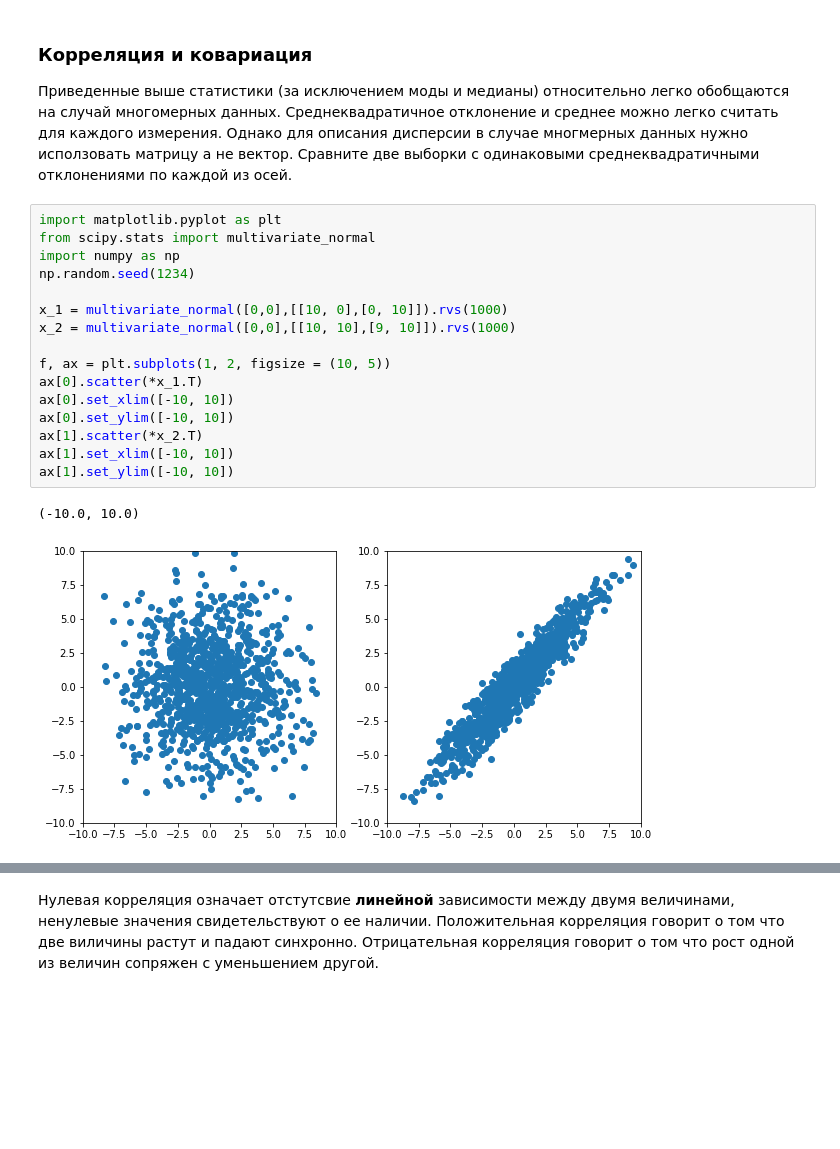
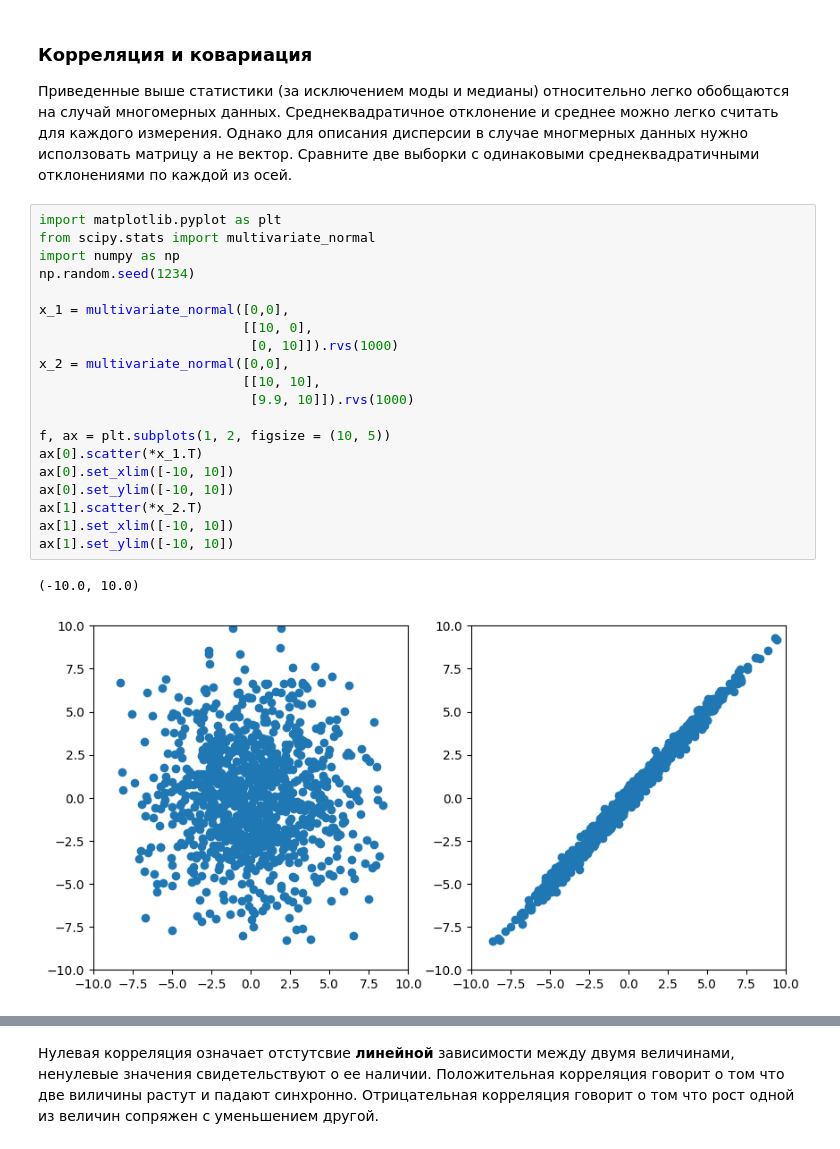
Before and after one commit to mozgit/From-Stats-to-ML, a Jupyter notebook: Лекция_2_Статистика.ipynb, the cells around one changed output, grey strips where cells are left out. Drawn from its saved outputs; the diff is of its cells as text; blank space fills up the shorter version.

```diff
--- a/Лекция_2_Статистика.ipynb
+++ b/Лекция_2_Статистика.ipynb
@@ -504,20 +504,24 @@ ax[2].legend()
 # %%
 import matplotlib.pyplot as plt
 from scipy.stats import multivariate_normal
 import numpy as np
 np.random.seed(1234)
 
-x_1 = multivariate_normal([0,0],[[10, 0],[0, 10]]).rvs(1000)
-x_2 = multivariate_normal([0,0],[[10, 10],[9, 10]]).rvs(1000)
+x_1 = multivariate_normal([0,0],
+                          [[10, 0],
+                           [0, 10]]).rvs(1000)
+x_2 = multivariate_normal([0,0],
+                          [[10, 10],
+                           [9.9, 10]]).rvs(1000)
 
 f, ax = plt.subplots(1, 2, figsize = (10, 5))
 ax[0].scatter(*x_1.T)
 ax[0].set_xlim([-10, 10])
 ax[0].set_ylim([-10, 10])
 ax[1].scatter(*x_2.T)
 ax[1].set_xlim([-10, 10])
 ax[1].set_ylim([-10, 10])
 # %% [output]
 (-10.0, 10.0)
-[figure, old version]
+[figure, new version]
 # %% [markdown]
```
Also changed, not shown: parts of 21 cells of this notebook, 9 other files.
